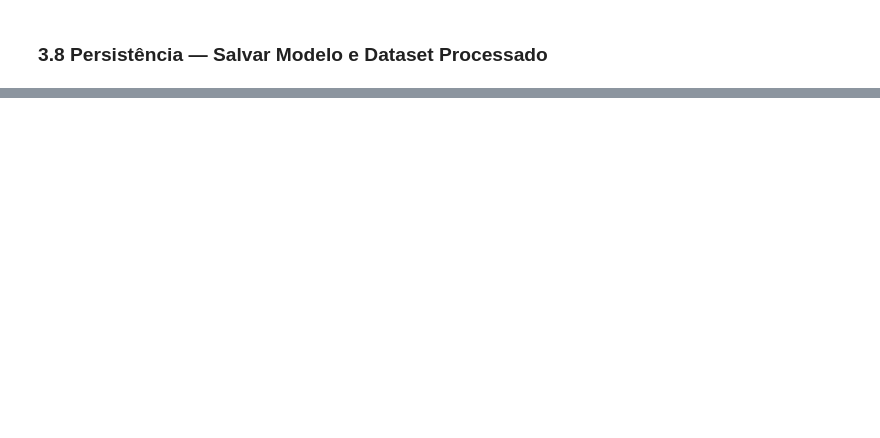
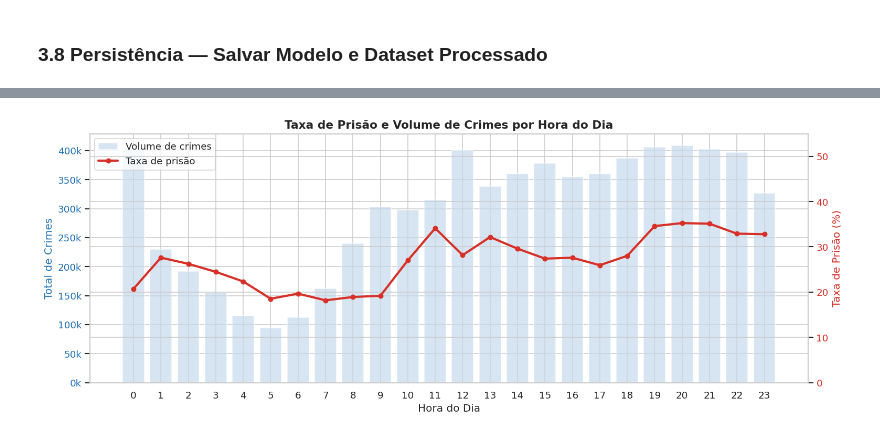
Before and after one commit to Lookhuz/big-data, a Jupyter notebook: notebooks/projeto_big_data.ipynb, the cells around one changed output, grey strips where cells are left out. Cells and saved outputs as stored; diff of their text form; code cells hidden in the pictures; blank space fills up the shorter version.

```diff
--- a/notebooks/projeto_big_data.ipynb
+++ b/notebooks/projeto_big_data.ipynb
@@ -377,0 +602,40 @@ print(f"Dataset salvo em: {BALANCED_PATH}")
+# %%
+# --- 4.2 Taxa de Prisão por Hora do Dia ---
+df_hour_pd = spark.sql("""
+    SELECT Hour,
+           COUNT(*)                            AS total_crimes,
+           ROUND(AVG(Arrest_label) * 100, 2)  AS arrest_rate_pct
+    FROM crimes
+    GROUP BY Hour
+    ORDER BY Hour
+""").toPandas()
+
+fig, ax1 = plt.subplots(figsize=(13, 5))
+
+color_bar = "#c6dbef"
+color_line = "#d73027"
+
+ax1.bar(df_hour_pd["Hour"], df_hour_pd["total_crimes"], color=color_bar, alpha=0.7, label="Volume de crimes")
+ax1.set_xlabel("Hora do Dia")
+ax1.set_ylabel("Total de Crimes", color="#2171b5")
+ax1.tick_params(axis="y", labelcolor="#2171b5")
+ax1.set_xticks(range(0, 24))
+ax1.yaxis.set_major_formatter(mticker.FuncFormatter(lambda x, _: f"{x/1e3:.0f}k"))
+
+ax2 = ax1.twinx()
+ax2.plot(df_hour_pd["Hour"], df_hour_pd["arrest_rate_pct"], color=color_line,
+         linewidth=2.5, marker="o", markersize=5, label="Taxa de prisão")
+ax2.set_ylabel("Taxa de Prisão (%)", color=color_line)
+ax2.tick_params(axis="y", labelcolor=color_line)
+ax2.set_ylim(0, 55)
+
+lines1, labels1 = ax1.get_legend_handles_labels()
+lines2, labels2 = ax2.get_legend_handles_labels()
+ax1.legend(lines1 + lines2, labels1 + labels2, loc="upper left")
+
+plt.title("Taxa de Prisão e Volume de Crimes por Hora do Dia", fontsize=13, fontweight="bold")
+plt.tight_layout()
+plt.savefig(SAVE_DIR + "chart_02_arrest_by_hour.png", bbox_inches="tight")
+plt.show()
+# %% [output]
+[figure, added]
```
Also changed, not shown: parts of 27 cells of this notebook.
